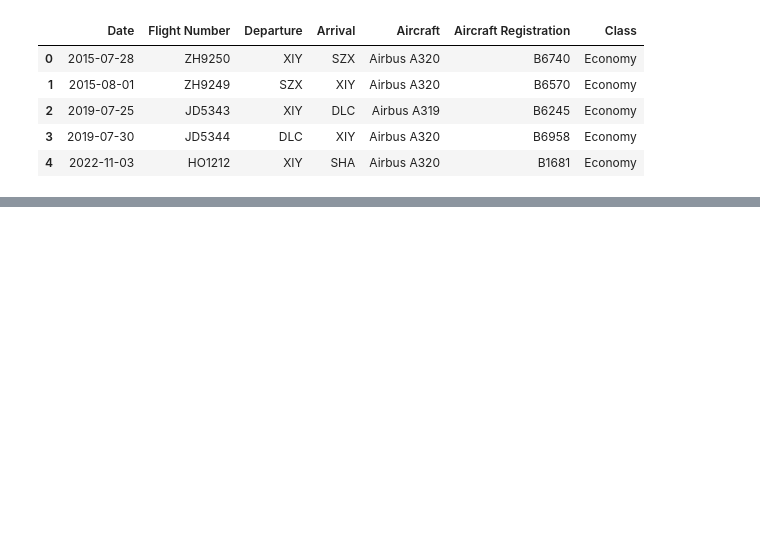
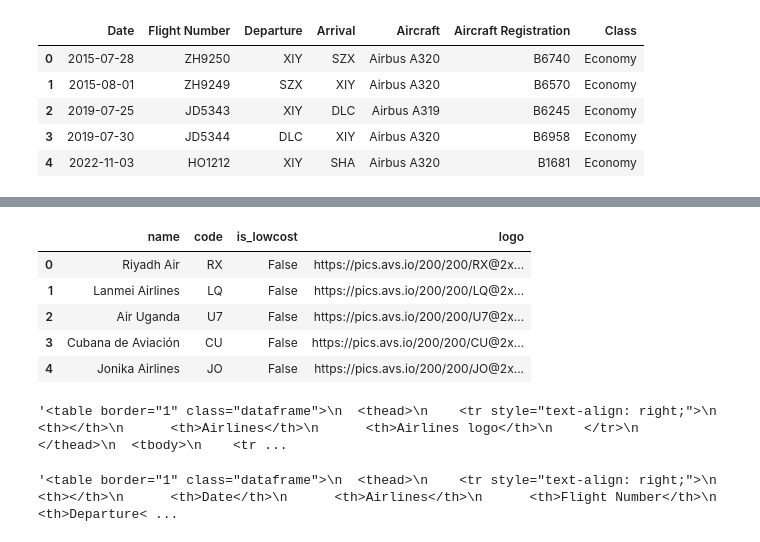
Before and after one commit to LWYohann/myflightlog, a Jupyter notebook: test.ipynb, the cells around one changed output, grey strips where cells are left out. Cells and saved outputs as stored; diff of their text form; code cells hidden in the pictures; blank space fills up the shorter version.

```diff
--- a/test.ipynb
+++ b/test.ipynb
@@ -104,0 +197,10 @@ m.save('my_flight_log.html')
+# %%
+airlines = pd.read_json('./data/Airlines/airlines.json')
+airlines.head()
+# %% [output]
+|  | name | code | is_lowcost | logo |
+| 0 | Riyadh Air | RX | False | https://pics.avs.io/200/200/RX@2x... |
+| 1 | Lanmei Airlines | LQ | False | https://pics.avs.io/200/200/LQ@2x... |
+| 2 | Air Uganda | U7 | False | https://pics.avs.io/200/200/U7@2x... |
+| 3 | Cubana de Aviación | CU | False | https://pics.avs.io/200/200/CU@2x... |
+| 4 | Jonika Airlines | JO | False | https://pics.avs.io/200/200/JO@2x... |
@@ -104,0 +213,9 @@ m.save('my_flight_log.html')
+# %%
+my_flights_df[['Airlines','Airlines logo']].to_html(escape=False)
+# %% [output]
+'<table border="1" class="dataframe">\n  <thead>\n    <tr style="text-align: right;">\n      <th></th>\n      <th>Airlines</th>\n      <th>Airlines logo</th>\n    </tr>\n  </thead>\n  <tbody>\n    <tr ...
+# %%
+my_flights_df[['Date', 'Airlines', 'Flight Number', 'Departure', 'Arrival', 'Aircraft',
+       'Tail Number', 'Distance']].to_html()
+# %% [output]
+'<table border="1" class="dataframe">\n  <thead>\n    <tr style="text-align: right;">\n      <th></th>\n      <th>Date</th>\n      <th>Airlines</th>\n      <th>Flight Number</th>\n      <th>Departure< ...
```
Also changed, not shown: parts of 16 cells of this notebook, 5 other files.
